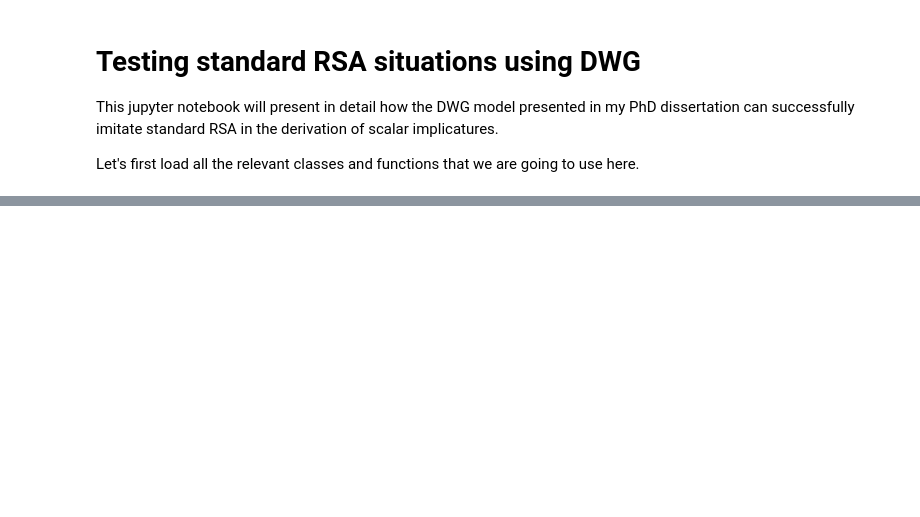
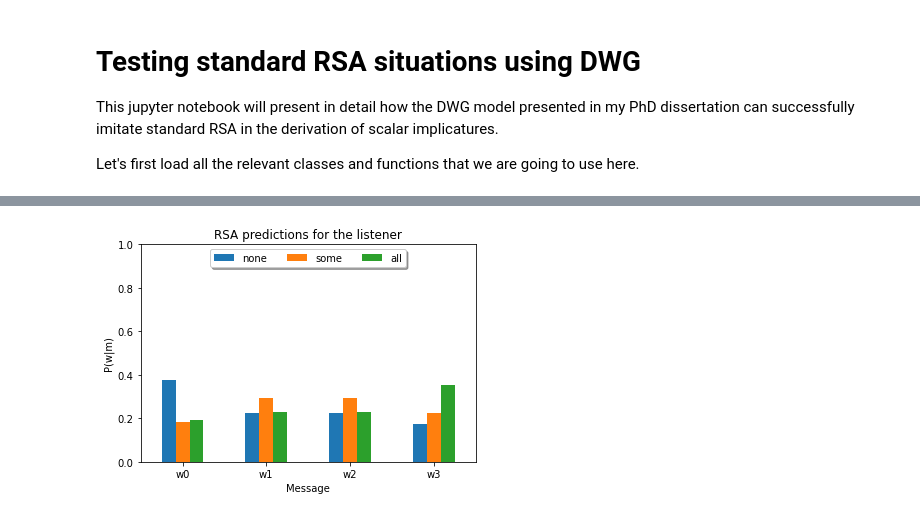
Before and after one commit to LangdP/DWG, a Jupyter notebook: RSA.ipynb, the cells around one changed output, grey strips where cells are left out. Cells and saved outputs as stored; diff of their text form; code cells hidden in the pictures; blank space fills up the shorter version.

```diff
--- a/RSA.ipynb
+++ b/RSA.ipynb
@@ -43,0 +105,9 @@ priors_i = Priors(world_priors, pers_priors, delta_soc, pi_lex)
+# %%
+
+# Constructing the pragmatics listener
+lis1 = Listener(priors)
+
+# Predictions for worlds given messages
+rsa_lis_viz(lis1, socs, lexs)
+# %% [output]
+[figure, added]
```
Also changed, not shown: parts of 18 cells of this notebook, 4 other files.
